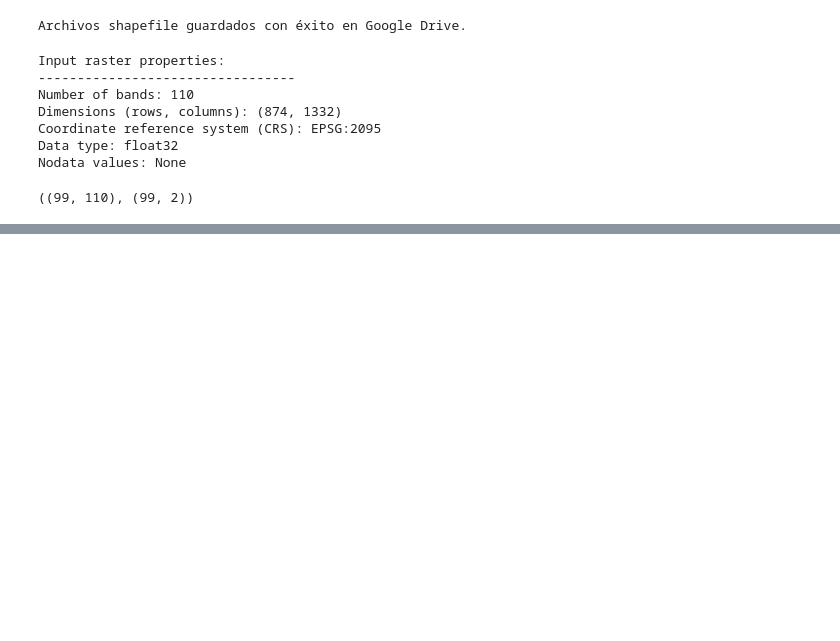
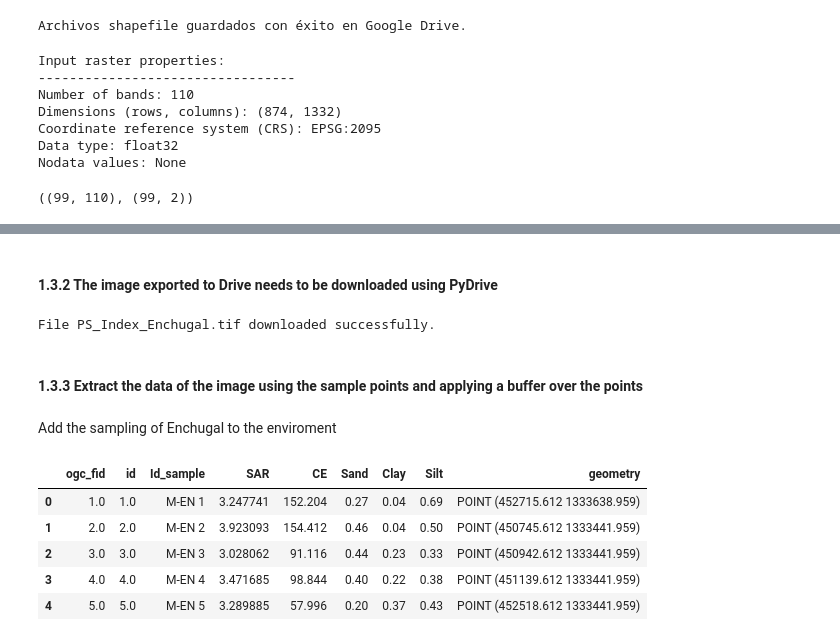
Before and after one commit to Emmanuel461/Salinity_Model, a Jupyter notebook: Codes/2.Pre_process_data.ipynb, the cells around one changed output, grey strips where cells are left out. Drawn from its saved outputs; the diff is of its cells as text; code cells hidden in the pictures; blank space fills up the shorter version.

```diff
--- a/Codes/2.Pre_process_data.ipynb
+++ b/Codes/2.Pre_process_data.ipynb
@@ -916,0 +1179,50 @@ merged_df_elalab.to_excel('../DataIntermediate/merged_data_elalab.xlsx', index=F
+# %% [markdown]
+#### 1.3.2 The image exported to Drive needs to be downloaded using PyDrive
+# %%
+# Google Drive folder ID
+folder_id = '1iPqQkFH8ACsOgf0Pk8iZsiXpw0WqP6Sp'  # Replace with your actual folder ID
+file_title = 'PS_Index_Enchugal.tif'  # Name of the file you are looking for
+
+try:
+    # List all files in the specified folder
+    file_list = drive.ListFile({'q': f"'{folder_id}' in parents and trashed=false"}).GetList()
+
+    # Iterate through the file list to find the file with the specified title
+    for file in file_list:
+        if file['title'] == file_title:
+            # Download the file
+            file.GetContentFile(file_title)
+            print(f"File {file_title} downloaded successfully.")
+            break
+    else:
+        # File not found in the folder
+        print(f"File {file_title} not found in folder {folder_id}.")
+except Exception as e:
+    # Print any errors that occur during the process
+    print(f"Error while searching for the file in Google Drive: {e}")
+# %% [output]
+File PS_Index_Enchugal.tif downloaded successfully.
+# %% [markdown]
+#### 1.3.3 Extract the data of the image using the sample points and applying a buffer over the points
+# %% [markdown]
+Add the sampling of Enchugal to the enviroment
+# %%
+import shapely as shp
+
+# read in training data polygons that created as geojson from a shared directory
+training_data = '../DataIn/Enchugal.geojson'
+training_vectors = gpd.read_file(training_data)
+
+# make a bounding box and centroid for mapping
+bbox = training_vectors.total_bounds
+center = shp.geometry.box(bbox[0], bbox[1], bbox[2], bbox[3]).centroid
+
+# show the 1st 5 lines
+training_vectors.head()
+# %% [output]
+|  | ogc_fid | id | Id_sample | SAR | CE | Sand | Clay | Silt | geometry |
+| 0 | 1.0 | 1.0 | M-EN 1 | 3.247741 | 152.204 | 0.27 | 0.04 | 0.69 | POINT (452715.612 1333638.959) |
+| 1 | 2.0 | 2.0 | M-EN 2 | 3.923093 | 154.412 | 0.46 | 0.04 | 0.50 | POINT (450745.612 1333441.959) |
+| 2 | 3.0 | 3.0 | M-EN 3 | 3.028062 | 91.116 | 0.44 | 0.23 | 0.33 | POINT (450942.612 1333441.959) |
+| 3 | 4.0 | 4.0 | M-EN 4 | 3.471685 | 98.844 | 0.40 | 0.22 | 0.38 | POINT (451139.612 1333441.959) |
+| 4 | 5.0 | 5.0 | M-EN 5 | 3.289885 | 57.996 | 0.20 | 0.37 | 0.43 | POINT (452518.612 1333441.959) |
```
Also changed, not shown: parts of 15 cells of this notebook, 7 other files.
